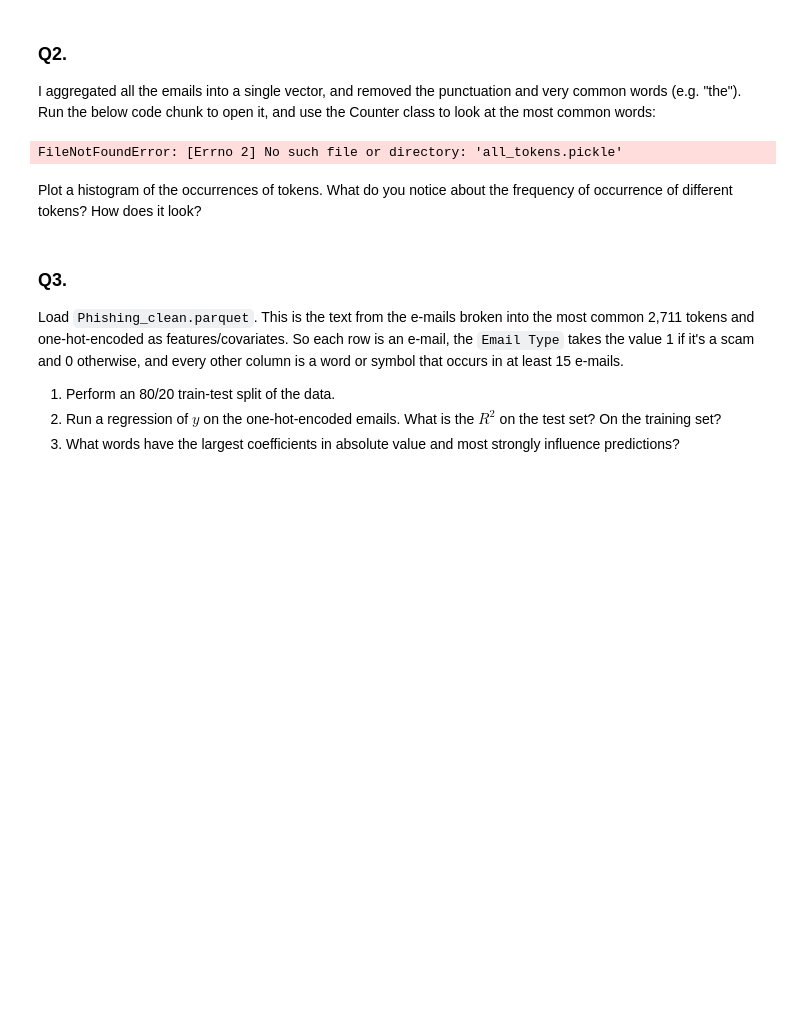
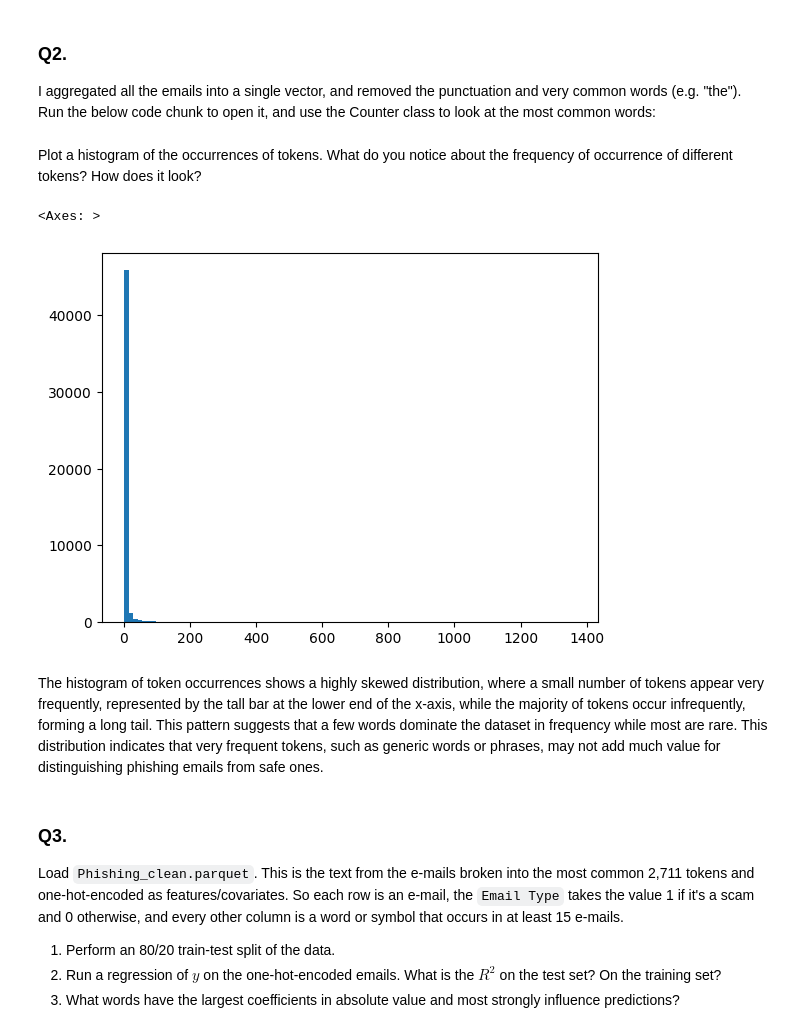
Before and after one commit to JinMizar/PCA, a Jupyter notebook: 05_PCA/assignment.ipynb, the cells around one changed output. Cells and saved outputs as stored; diff of their text form; code cells hidden in the pictures; blank space fills up the shorter version.

```diff
--- a/05_PCA/assignment.ipynb
+++ b/05_PCA/assignment.ipynb
@@ -52,16 +56,22 @@ The tokens should be cleaned for better analysis and prediction. This includes:
 
 I aggregated all the emails into a single vector, and removed the punctuation and very common words (e.g. "the"). Run the below code chunk to open it, and use the Counter class to look at the most common words:
 # %%
-with open('all_tokens.pickle', 'rb') as file:
+with open('/content/PCA/05_PCA/all_tokens.pickle', 'rb') as file:
     all_tokens = pickle.load(file)
 
 from collections import Counter
 token_count = Counter(all_tokens)
 token_freq = token_count.most_common()
-# %% [output]
-FileNotFoundError: [Errno 2] No such file or directory: 'all_tokens.pickle'
 # %% [markdown]
 Plot a histogram of the occurrences of tokens. What do you notice about the frequency of occurrence of different tokens? How does it look?
+# %%
+gdf = pd.DataFrame(token_freq,columns=['token','count'])
+gdf['count'].hist(grid=False,bins=100)
+# %% [output]
+<Axes: >
+[figure, added]
+# %% [markdown]
+The histogram of token occurrences shows a highly skewed distribution, where a small number of tokens appear very frequently, represented by the tall bar at the lower end of the x-axis, while the majority of tokens occur infrequently, forming a long tail. This pattern suggests that a few words dominate the dataset in frequency while most are rare. This distribution indicates that very frequent tokens, such as generic words or phrases, may not add much value for distinguishing phishing emails from safe ones.
 # %% [markdown]
 ### Q3.
 
```
Also changed, not shown: parts of 9 cells of this notebook.
